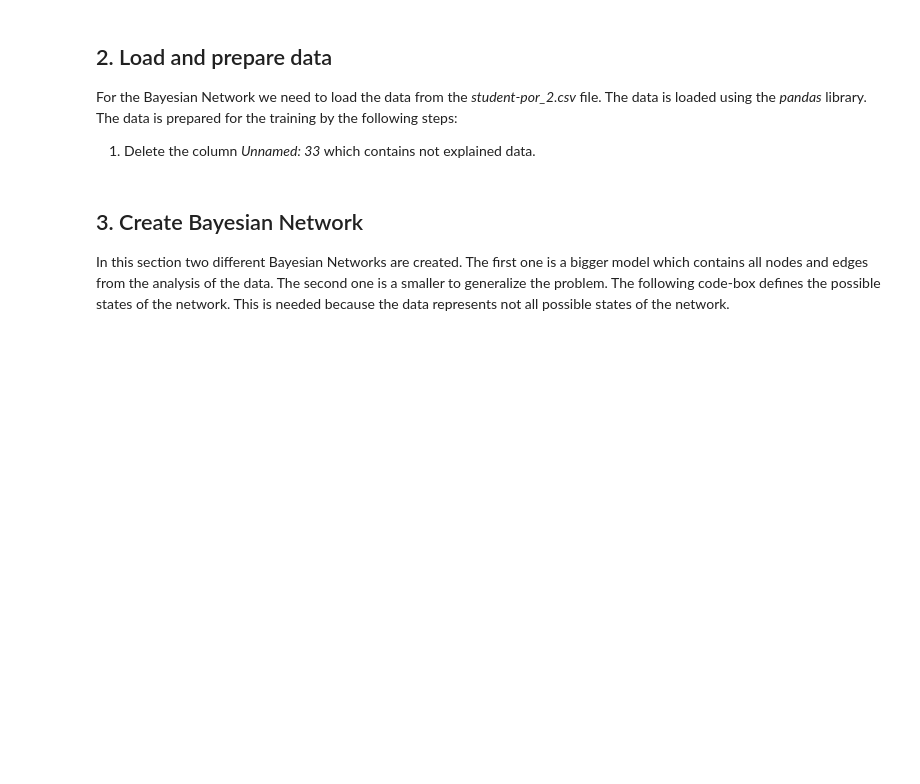
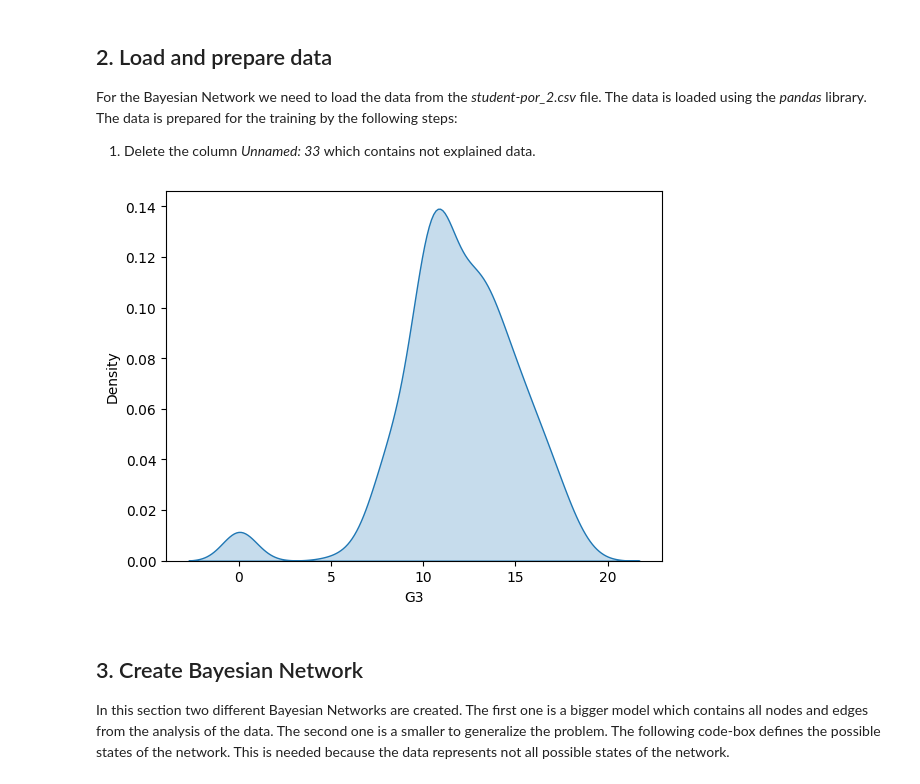
Before and after one commit to Super-T02/ki-bayesian-networks, a Jupyter notebook: src/model.ipynb, the cells around one changed output. Saved outputs shown, nothing was run; the diff lists cells and outputs as text; code cells hidden in the pictures; blank space fills up the shorter version.

```diff
--- a/src/model.ipynb
+++ b/src/model.ipynb
@@ -34,8 +16,11 @@ This section imports all needed libraries and sets the path to the data, number
 
 import pandas as pd
 import numpy as np
+import seaborn as sns
+import matplotlib.pyplot as plt
 
 from pgmpy.models import BayesianNetwork
+from pgmpy.estimators import BayesianEstimator, ExpectationMaximization
 from sklearn.model_selection import train_test_split
 
 # Self-written modules for better code structure
@@ -43,8 +28,8 @@ from helpers.evaluation import MultiClassEvaluation, BinaryEvaluation
 from app.preprocessing import TunedPreprocessing, BinaryPreprocessing, BoundOutPutPreprocessing, BinaryOutPutPreprocessing
 
 # Set matplotlib options
-%matplotlib inline
-%config InlineBackend.figure_format = 'retina'
+# %matplotlib inline
+# %config InlineBackend.figure_format = 'retina'
 
 # Set pandas options
 pd.set_option('display.max_columns', 500)
@@ -53,8 +38,9 @@ DATA_PATH = "../data/"
 RESULT_PATH = "../data/results/"
 DOC_PATH = "../doc/"
 MODEL_PATH = "../models/"
-RANDOM_STATE = 4321
+RANDOM_STATE = 1234
 SPLIT = 0.2
+WEIGHTS = False
 NUMBER_CORES = 10 # !IMPORTANT: Set this to the number of cores of your machine for parallelization. It is recommended to use not all cores.
 # %% [markdown]
 ## 2. Load and prepare data
@@ -78,17 +64,20 @@ def delete_cols(data: pd.DataFrame, *args) -> pd.DataFrame:
     return data
 
 # EMPTY_COLS = [ 'G3']
-# EMPTY_COLS = ['G1', 'G3']
+EMPTY_COLS = ['G1', 'G3']
 # EMPTY_COLS = ['G2', 'G3']
-EMPTY_COLS = ['G1', 'G3', 'G2']
+# EMPTY_COLS = ['G1', 'G3', 'G2']
 
 # Load the data
 original_data = pd.read_csv(DATA_PATH + "student-por_2.csv", sep=";")
-
+temp = original_data.copy()
 # Add gaussian noise to the original data to avoid overfitting
 # original_data[['G1', 'G2', 'G3']] = (original_data[['G1', 'G2', 'G3']] + np.random..normal(0, 1, (original_data.shape[0], 3))).apply(lambda row: row.round(0).astype(np.int64))
-# original_data[['G1', 'G2', 'G3']] = (original_data[['G1', 'G2', 'G3']] + np.random.normal(0, 0.5, (original_data.shape[0], 3))).apply(lambda row: row.round(0).astype(np.int64)).apply(lambda row: row.clip(lower=0, upper=20))
+original_data[['G1']] = (original_data[['G1']] + np.random.normal(0, 0.5, (original_data.shape[0], 1))).apply(lambda row: row.round(0).astype(np.int64)).apply(lambda row: row.clip(lower=0, upper=20))
 
+if WEIGHTS:
+    original_data.rename(columns={'Unnamed: 33': '_weight'}, inplace=True)
+    original_data['_weight'] = original_data['_weight'].apply(lambda x: x.replace(',', '.')).astype(np.float64)
 
 # (original_data[['G1', 'G2', 'G3']] - tmp).describe()
 # original_data[['G1', 'G2', 'G3']].describe()
@@ -96,6 +85,11 @@ original_data = pd.read_csv(DATA_PATH + "student-por_2.csv", sep=";")
 
 # original_data = original_data.drop(original_data[original_data['G3'] == 0].index)
 # original_data = original_data.drop(original_data[original_data['G3'] == 1].index)
+# %%
+sns.kdeplot(original_data['G3'], fill=True)
+plt.show()
+# %% [output]
+[figure, added]
 # %%
 # Normal data
 normal_train = original_data.copy()
```
Also changed, not shown: parts of 18 cells of this notebook, 11 other files.
